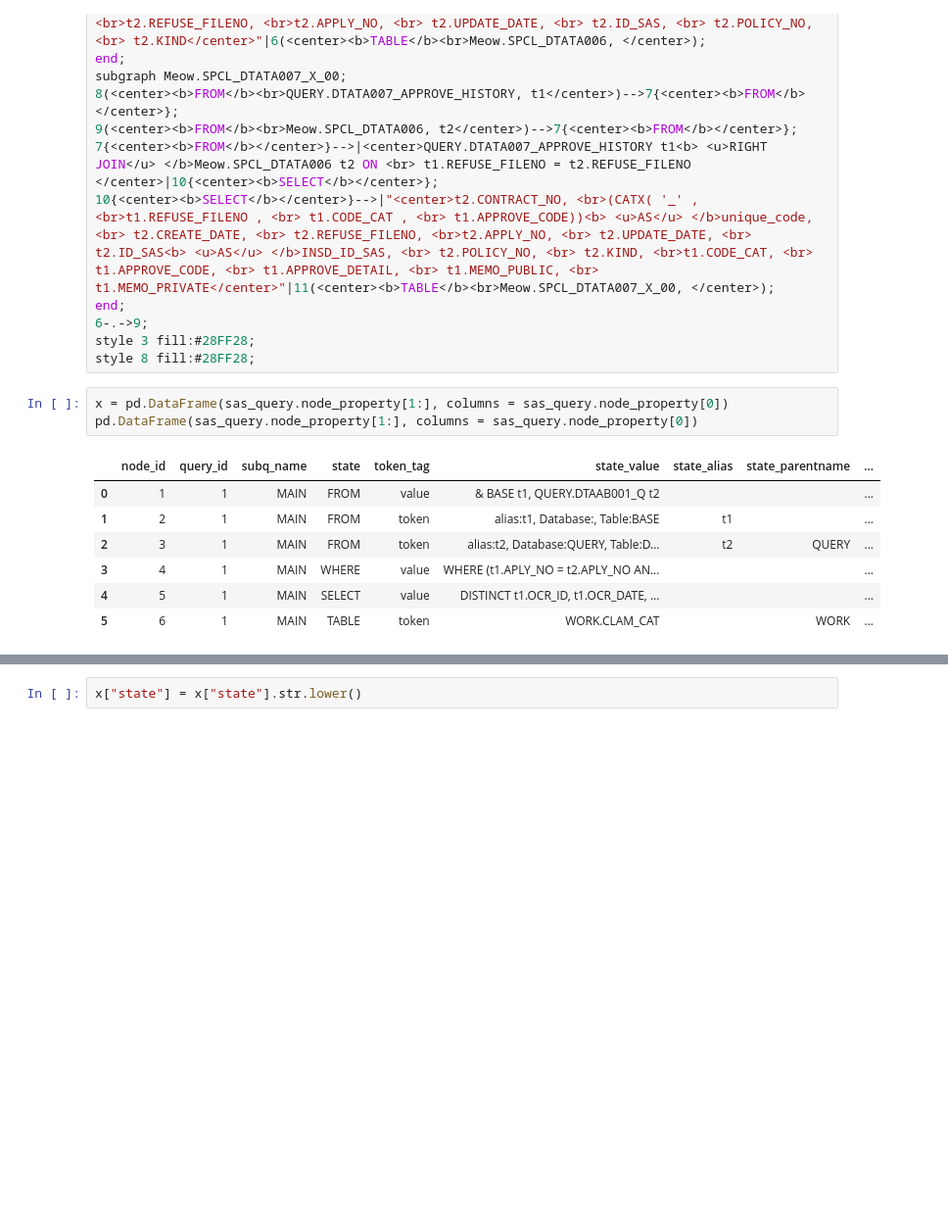
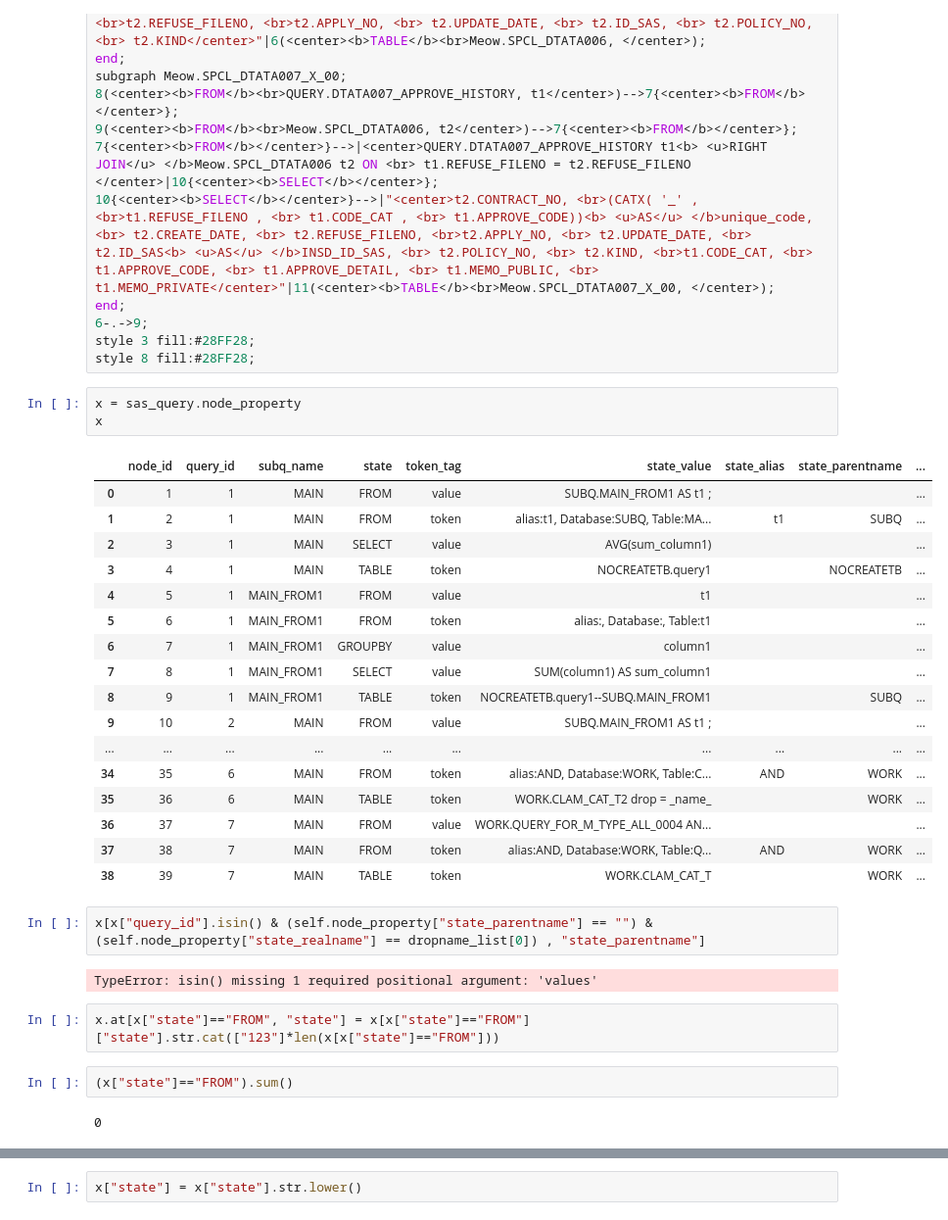
Before and after one commit to Moochun/sql-flowchart, a Jupyter notebook: 04_MAIN_SAS.ipynb, the cells around one changed output, grey strips where cells are left out. Shown at 98% size. Saved outputs shown, nothing was run; the diff lists cells and outputs as text; blank space fills up the shorter version.

```diff
--- a/04_MAIN_SAS.ipynb
+++ b/04_MAIN_SAS.ipynb
@@ -983,14 +1524,34 @@ end;
 6-.->9;
 style 3 fill:#28FF28;
 style 8 fill:#28FF28;
-# %%
-x = pd.DataFrame(sas_query.node_property[1:], columns = sas_query.node_property[0])
-pd.DataFrame(sas_query.node_property[1:], columns = sas_query.node_property[0])
-# %% [output]
-|  | node_id | query_id | subq_name | state | token_tag | state_value | state_alias | state_parentname | ... |
-| 0 | 1 | 1 | MAIN | FROM | value | & BASE t1, QUERY.DTAAB001_Q t2 |  |  | ... |
-| 1 | 2 | 1 | MAIN | FROM | token | alias:t1, Database:, Table:BASE | t1 |  | ... |
-| 2 | 3 | 1 | MAIN | FROM | token | alias:t2, Database:QUERY, Table:D... | t2 | QUERY | ... |
-| 3 | 4 | 1 | MAIN | WHERE | value | WHERE (t1.APLY_NO = t2.APLY_NO AN... |  |  | ... |
-| 4 | 5 | 1 | MAIN | SELECT | value | DISTINCT t1.OCR_ID, t1.OCR_DATE, ... |  |  | ... |
-| 5 | 6 | 1 | MAIN | TABLE | token | WORK.CLAM_CAT |  | WORK | ... |
+# %%
+x = sas_query.node_property
+x
+# %% [output]
+|  | node_id | query_id | subq_name | state | token_tag | state_value | state_alias | state_parentname | ... |
+| 0 | 1 | 1 | MAIN | FROM | value | SUBQ.MAIN_FROM1 AS t1 ; |  |  | ... |
+| 1 | 2 | 1 | MAIN | FROM | token | alias:t1, Database:SUBQ, Table:MA... | t1 | SUBQ | ... |
+| 2 | 3 | 1 | MAIN | SELECT | value | AVG(sum_column1) |  |  | ... |
+| 3 | 4 | 1 | MAIN | TABLE | token | NOCREATETB.query1 |  | NOCREATETB | ... |
+| 4 | 5 | 1 | MAIN_FROM1 | FROM | value | t1 |  |  | ... |
+| 5 | 6 | 1 | MAIN_FROM1 | FROM | token | alias:, Database:, Table:t1 |  |  | ... |
+| 6 | 7 | 1 | MAIN_FROM1 | GROUPBY | value | column1 |  |  | ... |
+| 7 | 8 | 1 | MAIN_FROM1 | SELECT | value | SUM(column1) AS sum_column1 |  |  | ... |
+| 8 | 9 | 1 | MAIN_FROM1 | TABLE | token | NOCREATETB.query1--SUBQ.MAIN_FROM1 |  | SUBQ | ... |
+| 9 | 10 | 2 | MAIN | FROM | value | SUBQ.MAIN_FROM1 AS t1 ; |  |  | ... |
+| ... | ... | ... | ... | ... | ... | ... | ... | ... | ... |
+| 34 | 35 | 6 | MAIN | FROM | token | alias:AND, Database:WORK, Table:C... | AND | WORK | ... |
+| 35 | 36 | 6 | MAIN | TABLE | token | WORK.CLAM_CAT_T2 drop = _name_ |  | WORK | ... |
+| 36 | 37 | 7 | MAIN | FROM | value | WORK.QUERY_FOR_M_TYPE_ALL_0004 AN... |  |  | ... |
+| 37 | 38 | 7 | MAIN | FROM | token | alias:AND, Database:WORK, Table:Q... | AND | WORK | ... |
+| 38 | 39 | 7 | MAIN | TABLE | token | WORK.CLAM_CAT_T |  | WORK | ... |
+# %%
+x[x["query_id"].isin() & (self.node_property["state_parentname"] == "") & (self.node_property["state_realname"] == dropname_list[0]) , "state_parentname"]
+# %% [output]
+TypeError: isin() missing 1 required positional argument: 'values'
+# %%
+x.at[x["state"]=="FROM", "state"] = x[x["state"]=="FROM"]["state"].str.cat(["123"]*len(x[x["state"]=="FROM"]))
+# %%
+(x["state"]=="FROM").sum()
+# %% [output]
+0
```
Also changed, not shown: parts of 13 cells of this notebook, 6 other files.
